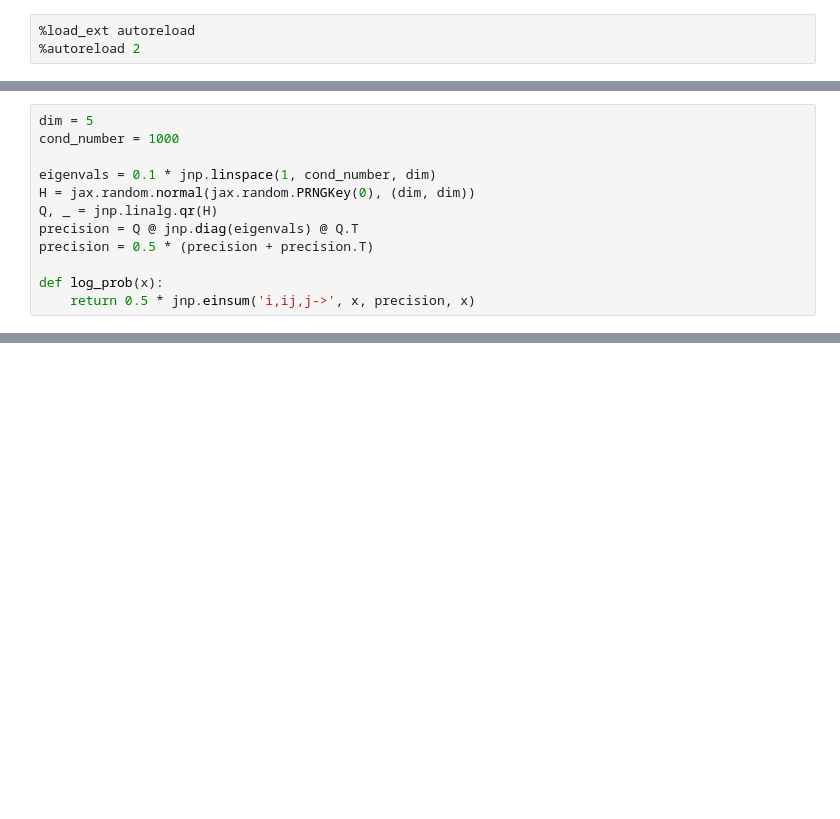
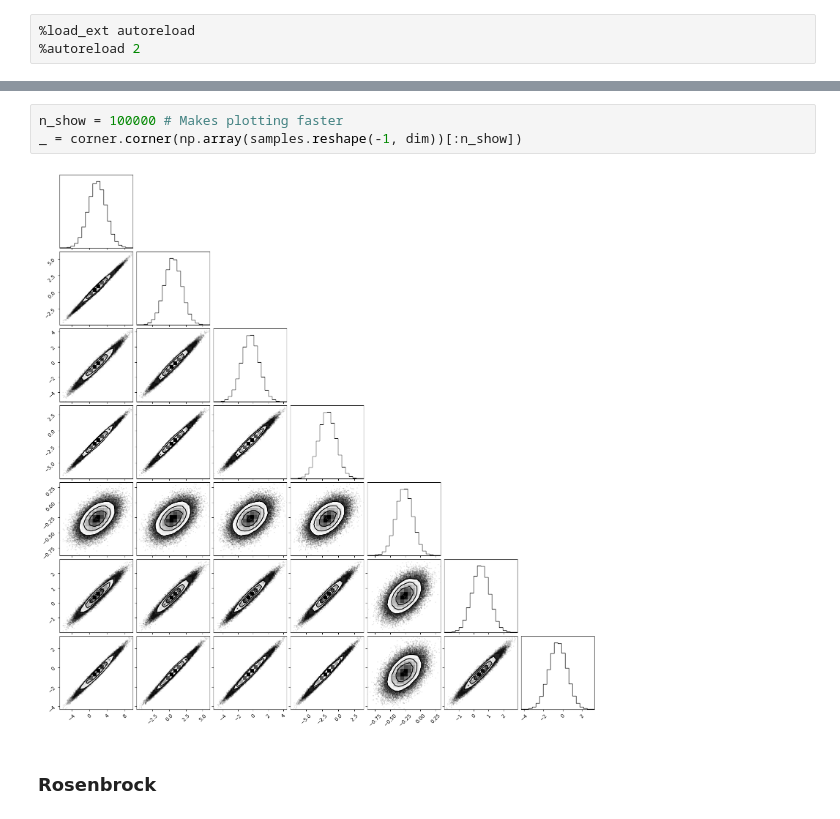
Before and after one commit to clarkmiyamoto/h-emcee, a Jupyter notebook: docs/tutorials/quickstart.ipynb, the cells around one changed output, grey strips where cells are left out. Saved outputs shown, nothing was run; the diff lists cells and outputs as text; blank space fills up the shorter version.

```diff
--- a/docs/tutorials/quickstart.ipynb
+++ b/docs/tutorials/quickstart.ipynb
@@ -21,12 +16,0 @@ The samplers in `hemcee` assume your function was not parallelized, and will use
-# %%
-dim = 5
-cond_number = 1000
-
-eigenvals = 0.1 * jnp.linspace(1, cond_number, dim)
-H = jax.random.normal(jax.random.PRNGKey(0), (dim, dim))
-Q, _ = jnp.linalg.qr(H)
-precision = Q @ jnp.diag(eigenvals) @ Q.T
-precision = 0.5 * (precision + precision.T)
-
-def log_prob(x):
-    return 0.5 * jnp.einsum('i,ij,j->', x, precision, x)
@@ -50,0 +146,7 @@ sampler = hemcee.HamiltonianEnsembleSampler(
+# %%
+n_show = 100000 # Makes plotting faster
+_ = corner.corner(np.array(samples.reshape(-1, dim))[:n_show])
+# %% [output]
+[figure, added]
+# %% [markdown]
+### Rosenbrock
```
Also changed, not shown: parts of 17 cells of this notebook, 3 other files.
